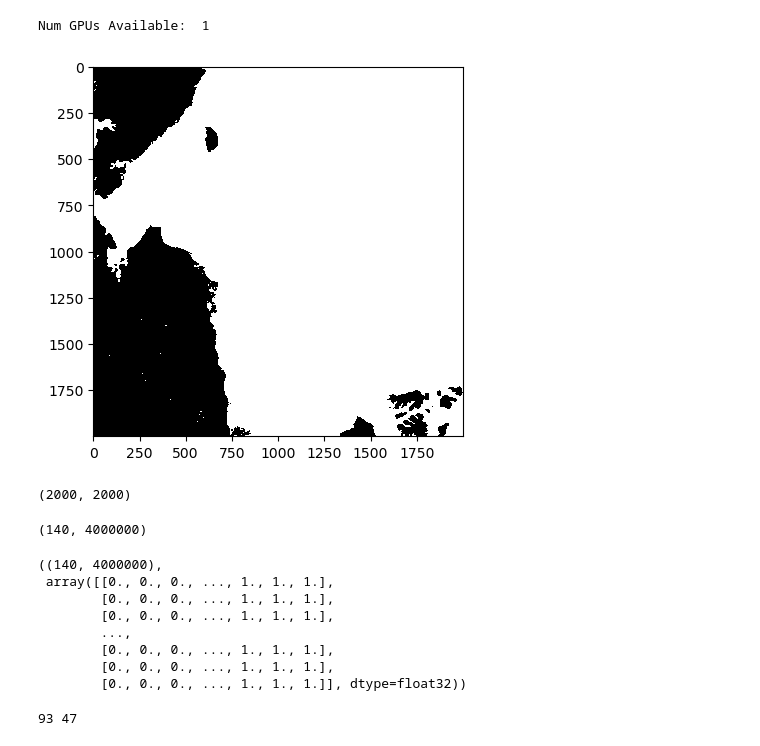
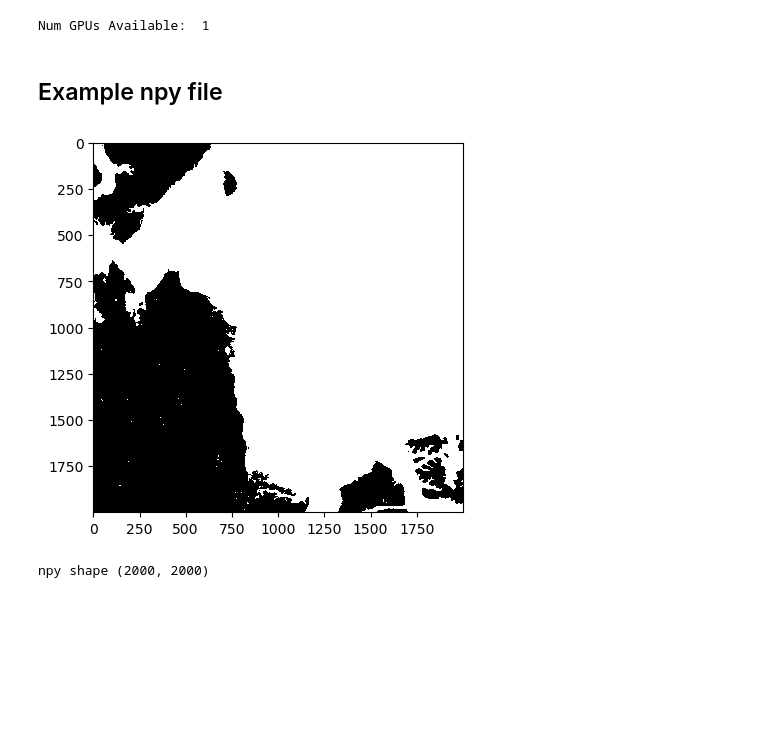
Before and after one commit to NOAA-HES-Capstone/icedyno, a Jupyter notebook: workspaces/brendon/Applying_LSTM_NETCD_Files.ipynb, the cells around one changed output. Drawn from its saved outputs; the diff is of its cells as text; code cells hidden in the pictures; blank space fills up the shorter version.

```diff
--- a/workspaces/brendon/Applying_LSTM_NETCD_Files.ipynb
+++ b/workspaces/brendon/Applying_LSTM_NETCD_Files.ipynb
@@ -19,7 +34,11 @@ C:\Users\brend\anaconda3\lib\site-packages\numpy\.libs\libopenblas64__v0.3.21-gc
-# %%
-print("Num GPUs Available: ", len(tf.config.experimental.list_physical_devices("GPU")))
-# %% [output]
-Num GPUs Available:  1
+# %%
+gpus = tf.config.experimental.list_physical_devices("GPU")
+print("Num GPUs Available: ", len(gpus))
+if gpus:
+    for gpu in gpus:
+        tf.config.experimental.set_memory_growth(gpu, True)
+# %% [output]
+Num GPUs Available:  1
 # %%
 def get_path(parts):
     out_path = ""
@@ -28,49 +47,19 @@ def get_path(parts):
 
     out_path = out_path.rstrip(os.path.sep)
     return out_path
+# %% [markdown]
+## Example npy file
 # %%
 colors = ["#000000", "#FFFFFF"]
 cmap = ListedColormap(colors, name="binary_map", N=len(colors))
 
-array_2D = np.load(r"D:\IceDyno\IMS_images\2023\npy\ims2023001_1km_v1_grid1000.npy")
+array_2D = np.load(
+    r"D:\IceDyno\IMS_images_converted\2015\npy\ims2015001_1km_v1_grid1000.npy"
+)
 plt.imshow(array_2D, cmap=cmap)
 plt.show()
+
+print(f"npy shape {array_2D.shape}")
 # %% [output]
-[figure, old version]
+[figure, new version]
+npy shape (2000, 2000)
-# %%
-array_2D.shape
-# %% [output]
-(2000, 2000)
-# %%
-ims_dataset = []
-root_dir = get_path(["D:\IceDyno", "IMS_images", "2023", "npy"])
-file_list = glob.glob(get_path([root_dir, "*.npy"]))
-for npy_file in file_list[:140]:
-    ims_data_today = np.load(npy_file)
-    ims_data_today_flattened = ims_data_today.flatten()
-    ims_dataset.append(ims_data_today_flattened)
-ims_dataset = np.array(ims_dataset)
-ims_dataset.shape
-# %% [output]
-(140, 4000000)
-# %%
-scaler = MinMaxScaler(feature_range=(0, 1))
-dataset = ims_dataset
-# dataset = scaler.fit_transform(dataset)
-dataset.shape, dataset
-# %% [output]
-((140, 4000000),
- array([[0., 0., 0., ..., 1., 1., 1.],
-        [0., 0., 0., ..., 1., 1., 1.],
-        [0., 0., 0., ..., 1., 1., 1.],
-        ...,
-        [0., 0., 0., ..., 1., 1., 1.],
-        [0., 0., 0., ..., 1., 1., 1.],
-        [0., 0., 0., ..., 1., 1., 1.]], dtype=float32))
-# %%
-train_size = int(len(dataset) * 0.67)
-test_size = len(dataset) - train_size
-train, test = dataset[0:train_size, :], dataset[train_size : len(dataset), :]
-print(len(train), len(test))
-# %% [output]
-93 47
```
Also changed, not shown: parts of 27 cells of this notebook.
